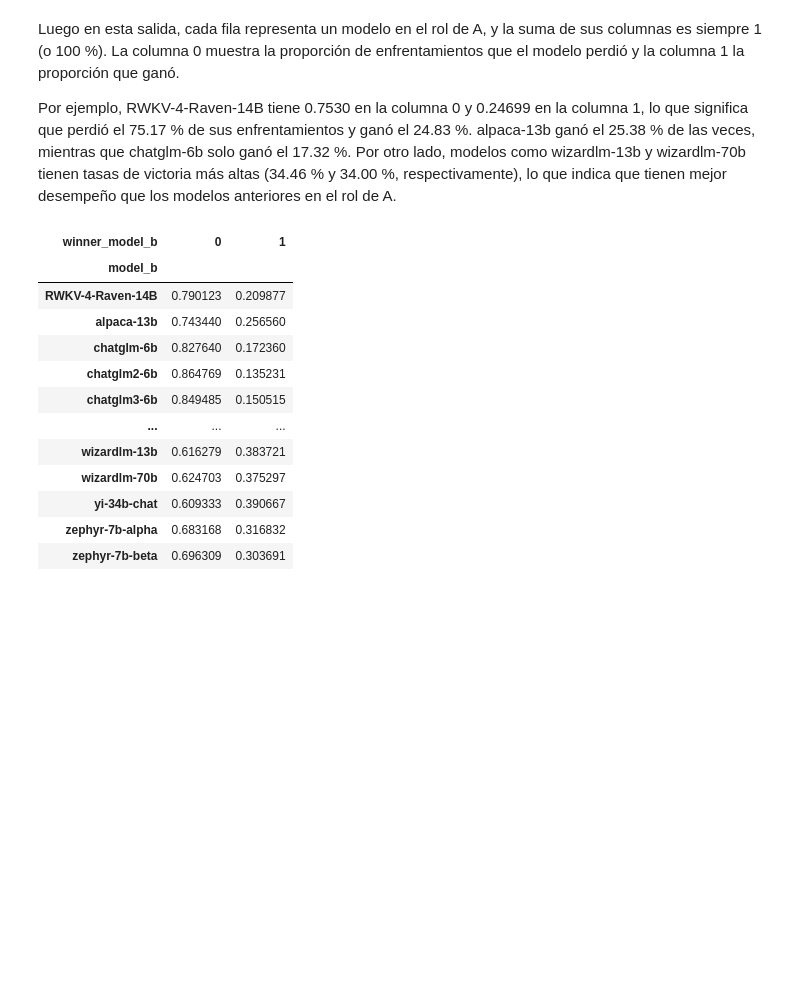
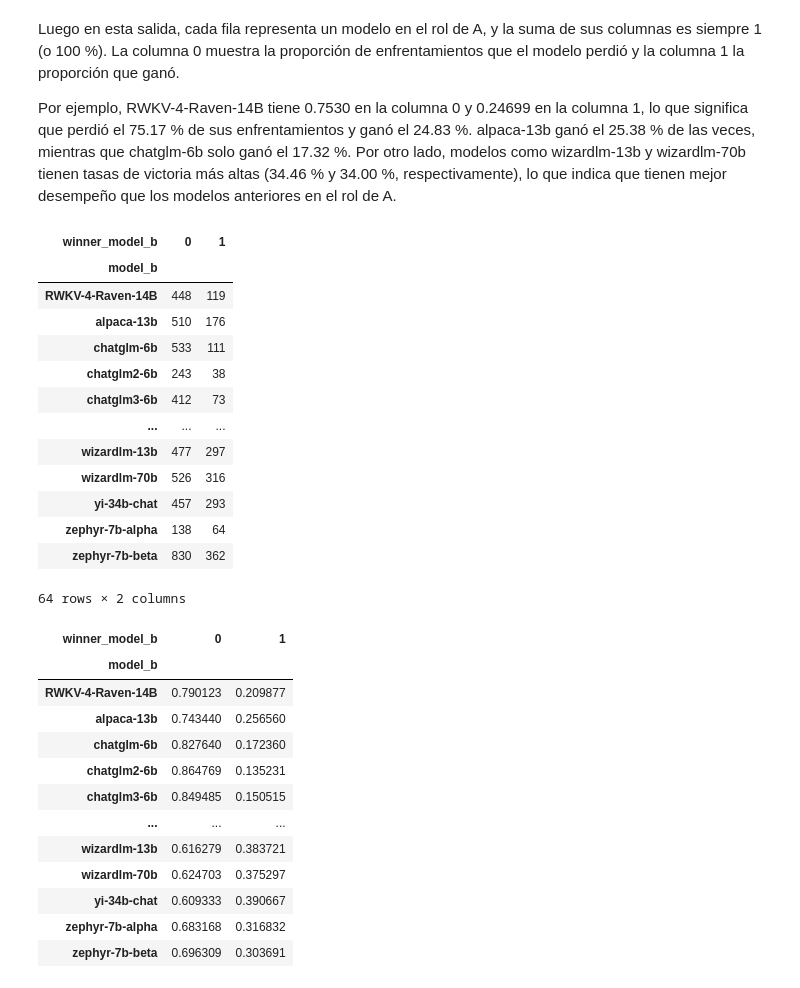
Before and after one commit to JosueSay/Proyecto2_DS, a Jupyter notebook: project.ipynb, the cells around one changed output. Drawn from its saved outputs; the diff is of its cells as text; code cells hidden in the pictures; blank space fills up the shorter version.

```diff
--- a/project.ipynb
+++ b/project.ipynb
@@ -216,3 +216,8 @@ plt.bar(x=x, height=height)
 # %% [output]
 <BarContainer object of 10 artists>
 [figure]
+# %%
+df["id"] = df["id"].astype(int)
+df["winner_model_a"] = df["winner_model_a"].astype(int)
+df["winner_model_b"] = df["winner_model_b"].astype(int)
+df["winner_tie"] = df["winner_tie"].astype(int)
@@ -503,6 +559,23 @@ pd.crosstab(df['model_a'], df['winner_model_a'], normalize='index')
 Luego en esta salida, cada fila representa un modelo en el rol de A, y la suma de sus columnas es siempre 1 (o 100 %). La columna 0 muestra la proporción de enfrentamientos que el modelo perdió y la columna 1 la proporción que ganó.
 
 Por ejemplo, RWKV-4-Raven-14B tiene 0.7530 en la columna 0 y 0.24699 en la columna 1, lo que significa que perdió el 75.17 % de sus enfrentamientos y ganó el 24.83 %. alpaca-13b ganó el 25.38 % de las veces, mientras que chatglm-6b solo ganó el 17.32 %. Por otro lado, modelos como wizardlm-13b y wizardlm-70b tienen tasas de victoria más altas (34.46 % y 34.00 %, respectivamente), lo que indica que tienen mejor desempeño que los modelos anteriores en el rol de A.
+# %%
+pd.crosstab(df['model_b'], df['winner_model_b'])
+# %% [output]
+| winner_model_b | 0 | 1 |
+| model_b |  |  |
+| RWKV-4-Raven-14B | 448 | 119 |
+| alpaca-13b | 510 | 176 |
+| chatglm-6b | 533 | 111 |
+| chatglm2-6b | 243 | 38 |
+| chatglm3-6b | 412 | 73 |
+| ... | ... | ... |
+| wizardlm-13b | 477 | 297 |
+| wizardlm-70b | 526 | 316 |
+| yi-34b-chat | 457 | 293 |
+| zephyr-7b-alpha | 138 | 64 |
+| zephyr-7b-beta | 830 | 362 |
+64 rows × 2 columns
 # %%
 pd.crosstab(df['model_b'], df['winner_model_b'], normalize='index')
 # %% [output]
```
Also changed, not shown: parts of 9 cells of this notebook.
